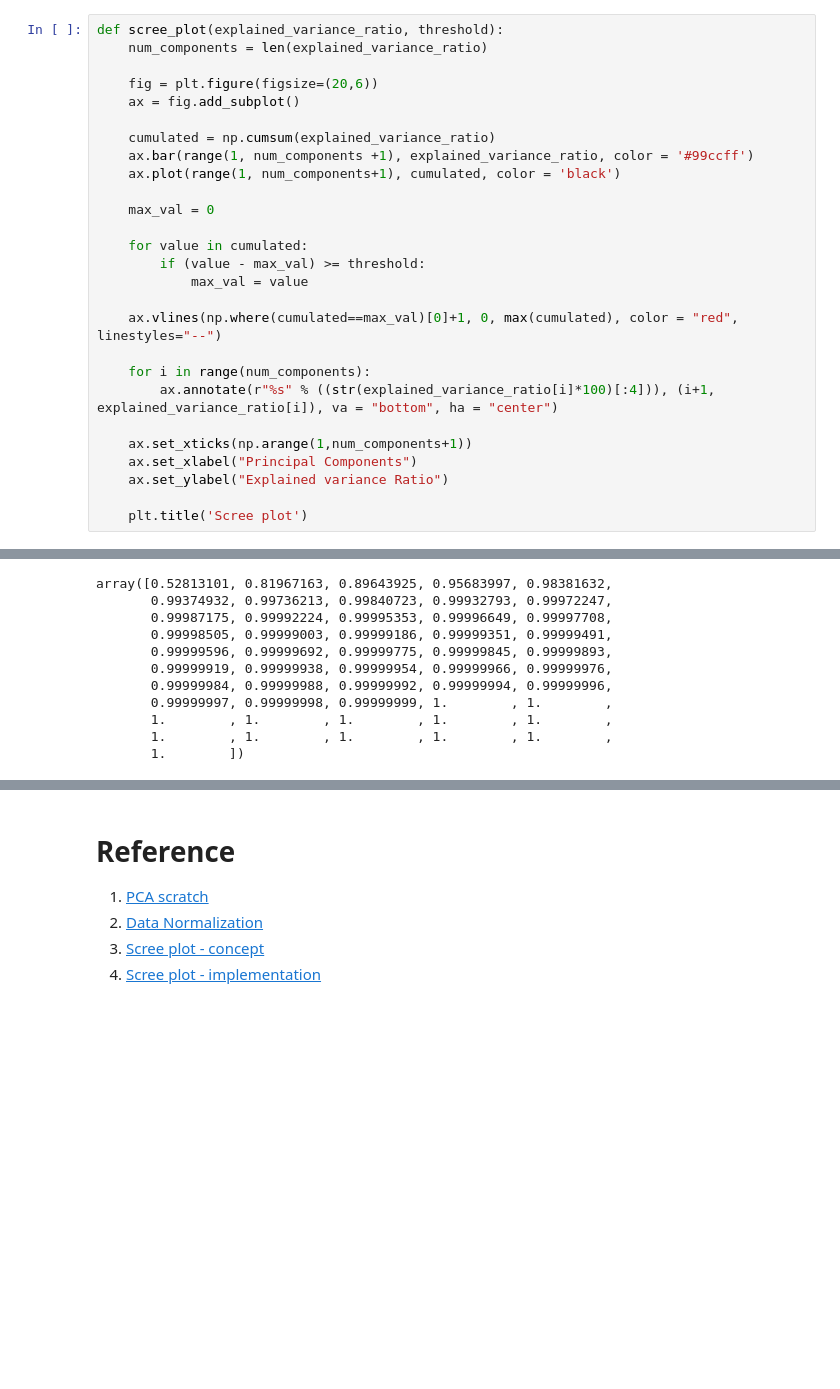
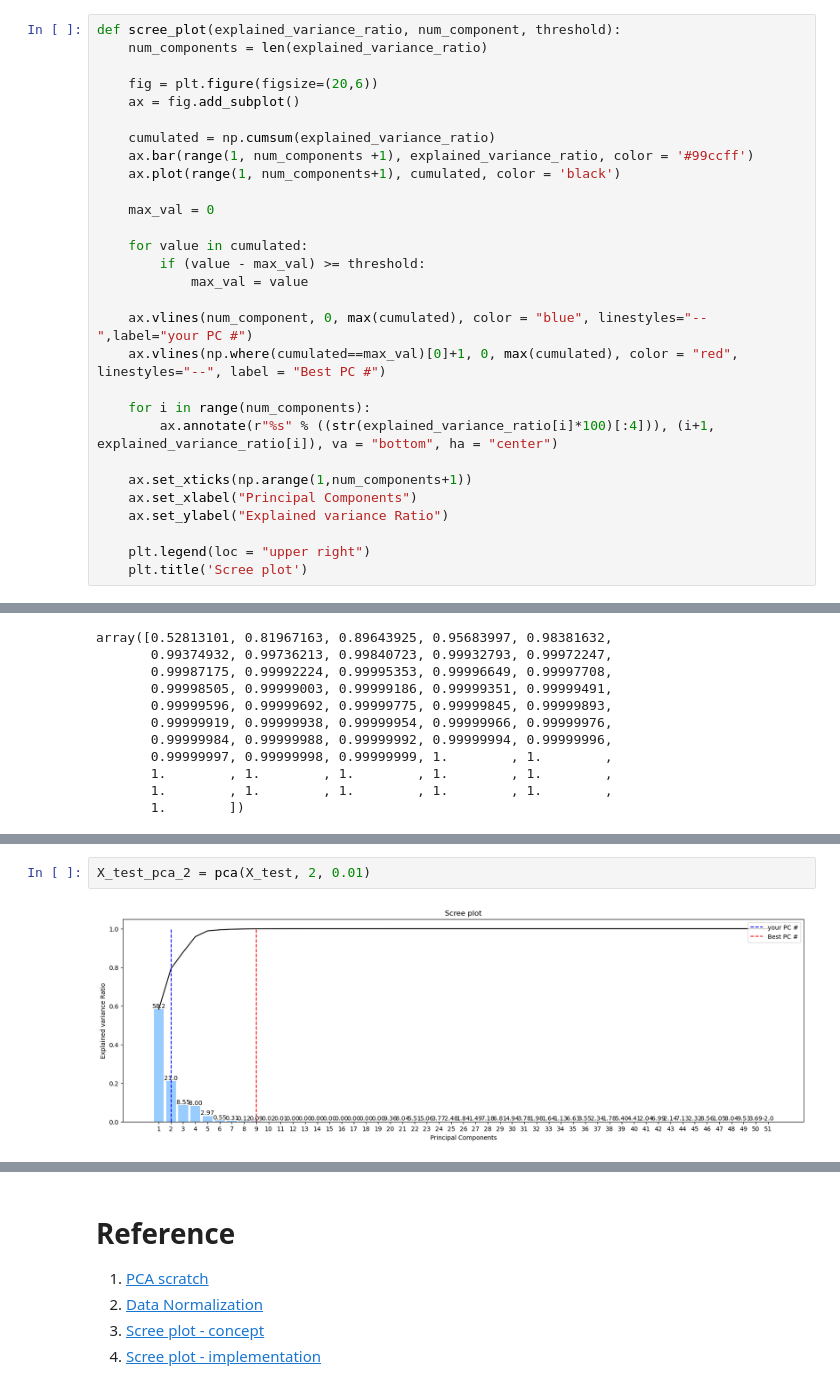
Before and after one commit to KyungTaek-Oh/Class, a Jupyter notebook: MachineLearning/PCA/ML_PCA_AS02-1.ipynb, the cells around one changed output, grey strips where cells are left out. Cells and saved outputs as stored; diff of their text form; blank space fills up the shorter version.

```diff
--- a/MachineLearning/PCA/ML_PCA_AS02-1.ipynb
+++ b/MachineLearning/PCA/ML_PCA_AS02-1.ipynb
@@ -188,7 +189,7 @@ transformed_data.shape
 ### 3.1. Scree Plot
 * A scree plot is a line of the eigenvalues of principal components
 # %%
-def scree_plot(explained_variance_ratio, threshold):
+def scree_plot(explained_variance_ratio, num_component, threshold):
     num_components = len(explained_variance_ratio)
 
     fig = plt.figure(figsize=(20,6))
@@ -204,7 +205,8 @@ def scree_plot(explained_variance_ratio, threshold):
         if (value - max_val) >= threshold:
             max_val = value
 
-    ax.vlines(np.where(cumulated==max_val)[0]+1, 0, max(cumulated), color = "red", linestyles="--")
+    ax.vlines(num_component, 0, max(cumulated), color = "blue", linestyles="--",label="your PC #")
+    ax.vlines(np.where(cumulated==max_val)[0]+1, 0, max(cumulated), color = "red", linestyles="--", label = "Best PC #")
 
     for i in range(num_components):
         ax.annotate(r"%s" % ((str(explained_variance_ratio[i]*100)[:4])), (i+1, explained_variance_ratio[i]), va = "bottom", ha = "center")
@@ -213,5 +215,6 @@ def scree_plot(explained_variance_ratio, threshold):
     ax.set_xlabel("Principal Components")
     ax.set_ylabel("Explained variance Ratio")
 
+    plt.legend(loc = "upper right")
     plt.title('Scree plot')
 # %%
@@ -281,0 +294,4 @@ reduced_X = pca(data, 2, 0.01)
+# %%
+X_test_pca_2 = pca(X_test, 2, 0.01)
+# %% [output]
+[figure, added]
```
Also changed, not shown: parts of 55 cells of this notebook.
